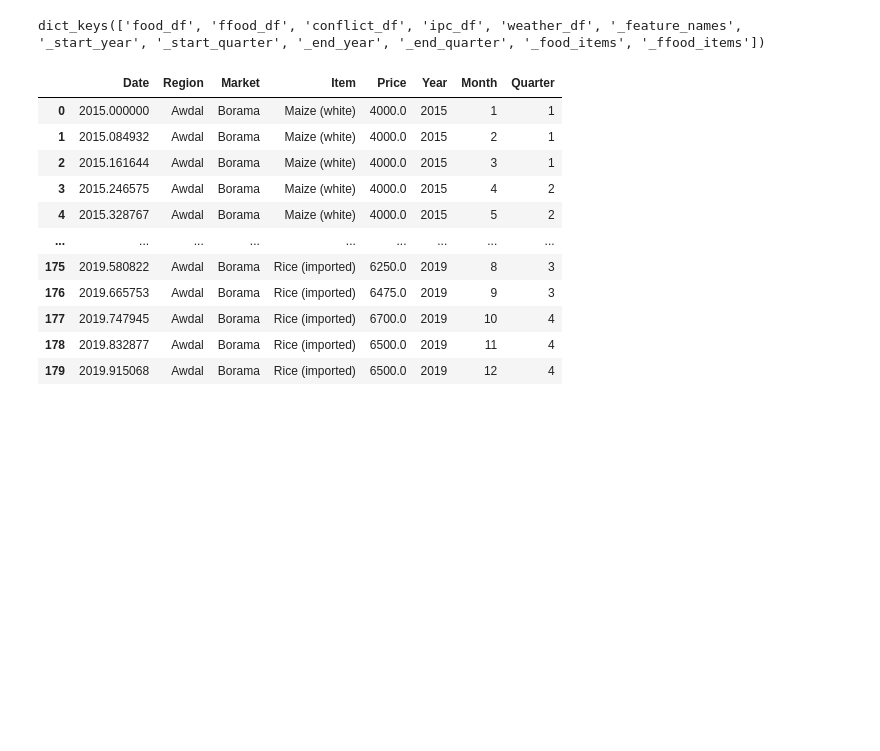
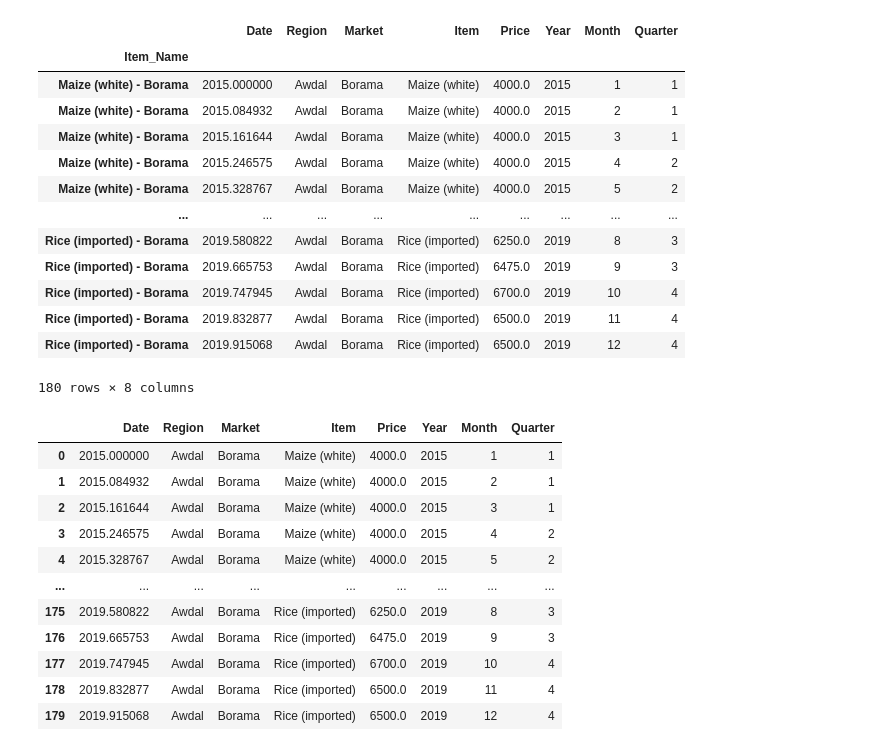
Before and after one commit to vogon101/FamineBackend, a Jupyter notebook: src/data_tests.ipynb, the cells around one changed output. Saved outputs shown, nothing was run; the diff lists cells and outputs as text; code cells hidden in the pictures; blank space fills up the shorter version.

Commit message:
Update the region data endpoint
Closer matches desired result - not quite there

```diff
--- a/src/data_tests.ipynb
+++ b/src/data_tests.ipynb
@@ -22,9 +21,22 @@ Successfully loaded data, datasets and predictions for regions:
 Skipped regions:
 - Gedo
 # %%
-store.per_region_data["Awdal"].keys()
+store.per_region_data["Awdal"]["food_df"].set_index("Item_Name")
 # %% [output]
+|  | Date | Region | Market | Item | Price | Year | Month | Quarter |
+| Item_Name |  |  |  |  |  |  |  |  |
+| Maize (white) - Borama | 2015.000000 | Awdal | Borama | Maize (white) | 4000.0 | 2015 | 1 | 1 |
+| Maize (white) - Borama | 2015.084932 | Awdal | Borama | Maize (white) | 4000.0 | 2015 | 2 | 1 |
+| Maize (white) - Borama | 2015.161644 | Awdal | Borama | Maize (white) | 4000.0 | 2015 | 3 | 1 |
+| Maize (white) - Borama | 2015.246575 | Awdal | Borama | Maize (white) | 4000.0 | 2015 | 4 | 2 |
+| Maize (white) - Borama | 2015.328767 | Awdal | Borama | Maize (white) | 4000.0 | 2015 | 5 | 2 |
+| ... | ... | ... | ... | ... | ... | ... | ... | ... |
+| Rice (imported) - Borama | 2019.580822 | Awdal | Borama | Rice (imported) | 6250.0 | 2019 | 8 | 3 |
+| Rice (imported) - Borama | 2019.665753 | Awdal | Borama | Rice (imported) | 6475.0 | 2019 | 9 | 3 |
+| Rice (imported) - Borama | 2019.747945 | Awdal | Borama | Rice (imported) | 6700.0 | 2019 | 10 | 4 |
+| Rice (imported) - Borama | 2019.832877 | Awdal | Borama | Rice (imported) | 6500.0 | 2019 | 11 | 4 |
+| Rice (imported) - Borama | 2019.915068 | Awdal | Borama | Rice (imported) | 6500.0 | 2019 | 12 | 4 |
-dict_keys(['food_df', 'ffood_df', 'conflict_df', 'ipc_df', 'weather_df', '_feature_names', '_start_year', '_start_quarter', '_end_year', '_end_quarter', '_food_items', '_ffood_items'])
+180 rows × 8 columns
 # %%
 # Monthly
 store.per_region_data["Awdal"]["food_df"]
```
Also changed, not shown: parts of 2 cells of this notebook, 5 other files.
